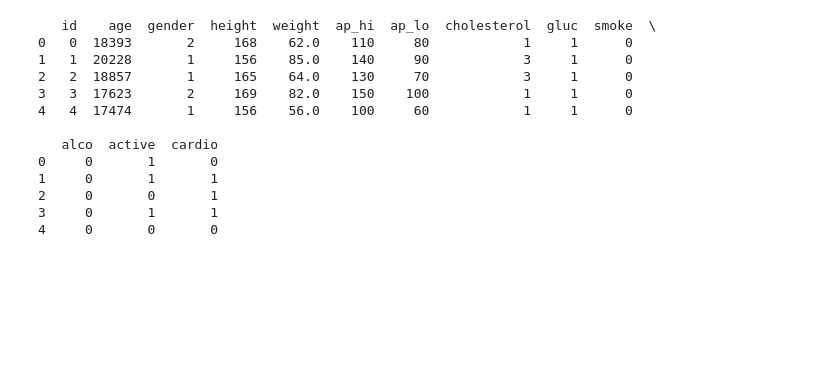
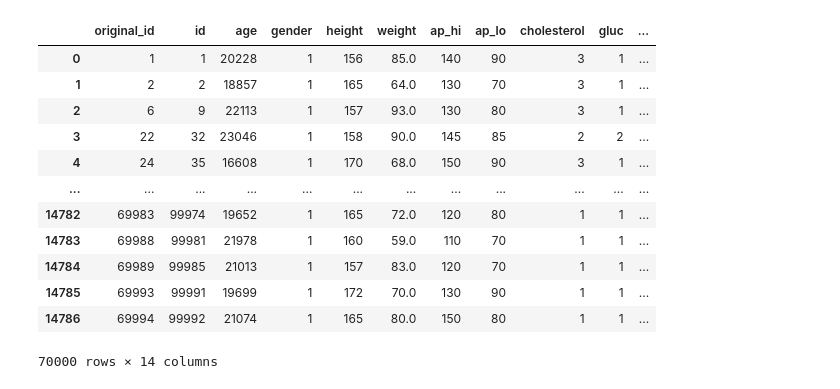
Before and after one commit to bhavrish/CVD-Classifer, a Jupyter notebook: ML/PCA Visualization.ipynb, the cells around one changed output. Saved outputs shown, nothing was run; the diff lists cells and outputs as text; code cells hidden in the pictures; blank space fills up the shorter version.

```diff
--- a/ML/PCA Visualization.ipynb
+++ b/ML/PCA Visualization.ipynb
@@ -6,19 +5,28 @@ import csv
 # %%
-# read in data
-df = pd.read_csv('../Data/cardio_train.csv', delimiter=';')
-print(df.head())
+df_infos = []
+for i in range(9): # 9 clusters
+    path = '../Data/Cluster'+str(i)
+    df = pd.read_csv(path, delimiter=',')
+    df.rename(columns={"Unnamed: 0": "original_id"},inplace=True)
+    df = df.drop('cardio', axis=1) # remove cardio target
+    df.insert(len(df.columns), 'cluster', i)
+    df_infos.append(df)
+
+
+cluster_summaries = pd.concat(df_infos, axis=0)
+cluster_summaries
 # %% [output]
+|  | original_id | id | age | gender | height | weight | ap_hi | ap_lo | cholesterol | gluc | ... |
+| 0 | 1 | 1 | 20228 | 1 | 156 | 85.0 | 140 | 90 | 3 | 1 | ... |
+| 1 | 2 | 2 | 18857 | 1 | 165 | 64.0 | 130 | 70 | 3 | 1 | ... |
+| 2 | 6 | 9 | 22113 | 1 | 157 | 93.0 | 130 | 80 | 3 | 1 | ... |
+| 3 | 22 | 32 | 23046 | 1 | 158 | 90.0 | 145 | 85 | 2 | 2 | ... |
+| 4 | 24 | 35 | 16608 | 1 | 170 | 68.0 | 150 | 90 | 3 | 1 | ... |
+| ... | ... | ... | ... | ... | ... | ... | ... | ... | ... | ... | ... |
+| 14782 | 69983 | 99974 | 19652 | 1 | 165 | 72.0 | 120 | 80 | 1 | 1 | ... |
+| 14783 | 69988 | 99981 | 21978 | 1 | 160 | 59.0 | 110 | 70 | 1 | 1 | ... |
+| 14784 | 69989 | 99985 | 21013 | 1 | 157 | 83.0 | 120 | 70 | 1 | 1 | ... |
+| 14785 | 69993 | 99991 | 19699 | 1 | 172 | 70.0 | 130 | 90 | 1 | 1 | ... |
+| 14786 | 69994 | 99992 | 21074 | 1 | 165 | 80.0 | 150 | 80 | 1 | 1 | ... |
-   id    age  gender  height  weight  ap_hi  ap_lo  cholesterol  gluc  smoke  \
-0   0  18393       2     168    62.0    110     80            1     1      0
-1   1  20228       1     156    85.0    140     90            3     1      0
-2   2  18857       1     165    64.0    130     70            3     1      0
-3   3  17623       2     169    82.0    150    100            1     1      0
-4   4  17474       1     156    56.0    100     60            1     1      0
-
-   alco  active  cardio
-0     0       1       0
-1     0       1       1
-2     0       0       1
-3     0       1       1
-4     0       0       0
+70000 rows × 14 columns
 # %%
```
Also changed, not shown: parts of 5 cells of this notebook.
